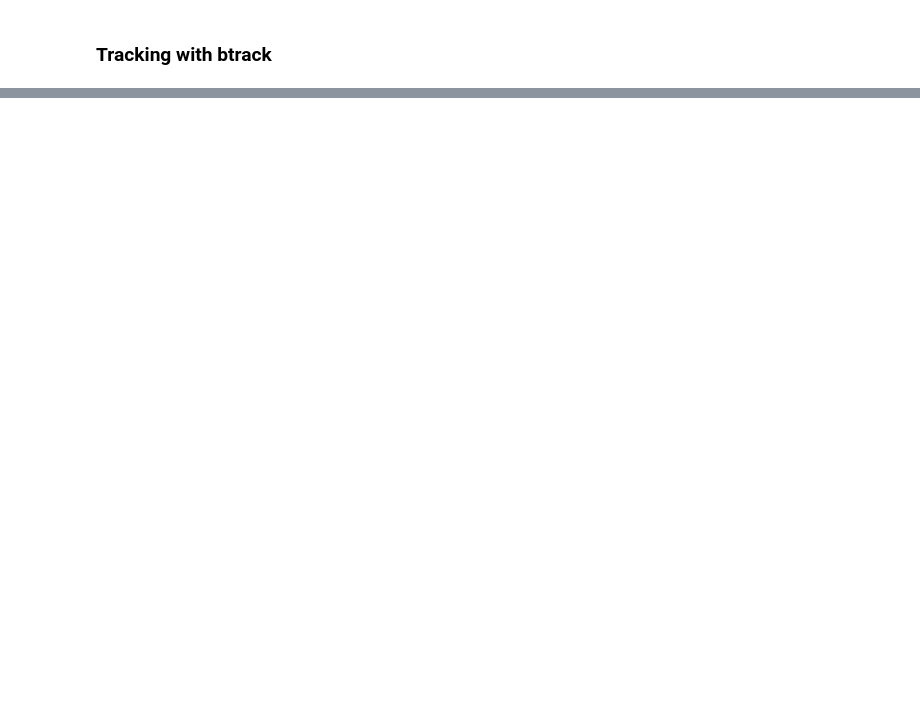
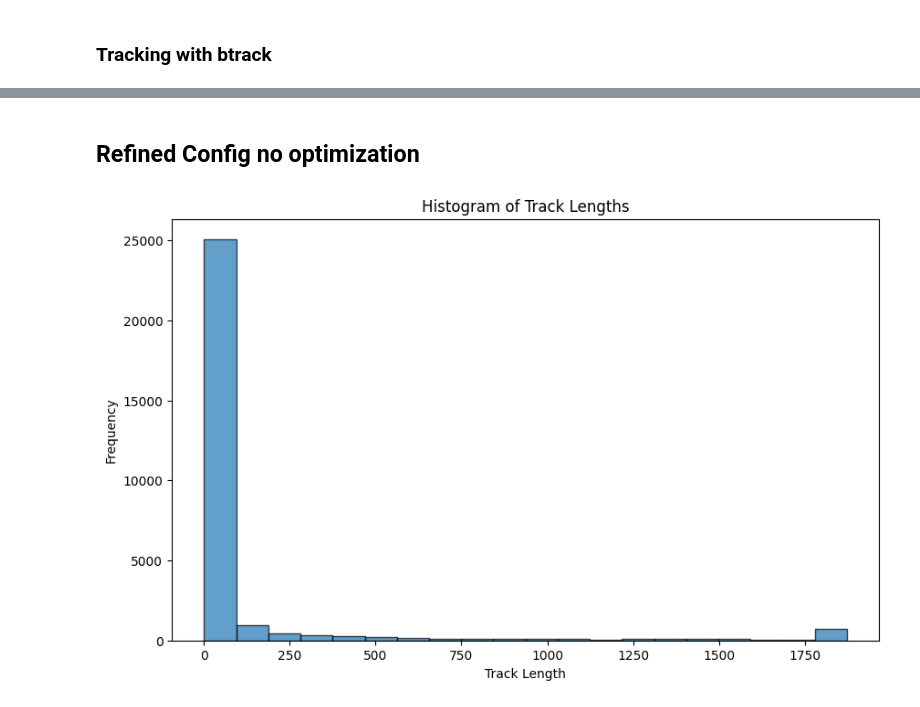
Before and after one commit to nezba00/apoDet, a Jupyter notebook: scripts/02_tracking_btrack.ipynb, the cells around one changed output, grey strips where cells are left out. Drawn from its saved outputs; the diff is of its cells as text; code cells hidden in the pictures; blank space fills up the shorter version.

Commit message:
Tried new config on Exp07_Site01

```diff
--- a/scripts/02_tracking_btrack.ipynb
+++ b/scripts/02_tracking_btrack.ipynb
@@ -50,12 +57,12 @@ from datetime import datetime
 IMG_DIR = '/mnt/imaging.data/PertzLab/apoDetection/TIFFs'
 APO_DIR = '/mnt/imaging.data/PertzLab/apoDetection/ApoptosisAnnotation'
 EXPERIMENT_INFO = '/mnt/imaging.data/PertzLab/apoDetection/List of the experiments.csv'
-MASK_DIR = '../data/apo_masks'    # Stardist label predictions
+MASK_DIR = '../data/dataset1/apo_masks'    # Stardist label predictions
 
 # Output
 TRACKED_MASK_DIR = '../data/tracked_masks'
 CSV_DIR = '../data/apo_match_csv'    # File with manual and stardist centroids
-DF_DIR = '../data/summary_dfs'
+DF_DIR = '../data/dataset1/summary_dfs'
 TRACK_DF_DIR = '../data/track_dfs'
 CROPS_DIR = '../data/apo_crops_test'    # Directory with .tif files for QC
 WINDOWS_DIR = '/home/nbahou/myimaging/apoDet/data/windows_test'    # Directory with crops for scDINO
@@ -71,8 +78,10 @@ USE_GPU = True
 MIN_NUC_SIZE = 200
 
 ## Tracking Parameters
-BT_CONFIG_FILE = "extras/cell_config.json"  # Path to btrack config file
-EPS_TRACK = 70         # Tracking radius [px]
+BT_CONFIG_FILE = '/home/nbahou/myimaging/apoDet/scripts/extras/cell_config_20x.json'
+# BT_CONFIG_FILE = "extras/cell_config.json"  # Path to btrack config file
+# EPS_TRACK = 70         # Tracking radius [px]
+EPS_TRACK = 30         # Tracking radius [px]
 TRK_MIN_LEN = 25       # Minimum track length [frames]
 
 #
@@ -310,17 +464,21 @@ plt.show()
+# %% [markdown]
+## Refined Config no optimization
 # %%
 import matplotlib.pyplot as plt
 
 # Count occurrences of each track_id to determine track lengths
-track_lengths = merged_df_long["track_id"].value_counts()
+track_lengths = merged_df["track_id"].value_counts()
 
 # Plot histogram
 plt.figure(figsize=(10, 6))
 plt.hist(track_lengths, bins=20, edgecolor="black", alpha=0.7)
 
 # Labels and title
 plt.xlabel("Track Length")
 plt.ylabel("Frequency")
 plt.title("Histogram of Track Lengths")
 
 # Show plot
 plt.show()
+# %% [output]
+[figure, added]
```
Also changed, not shown: parts of 13 cells of this notebook.
